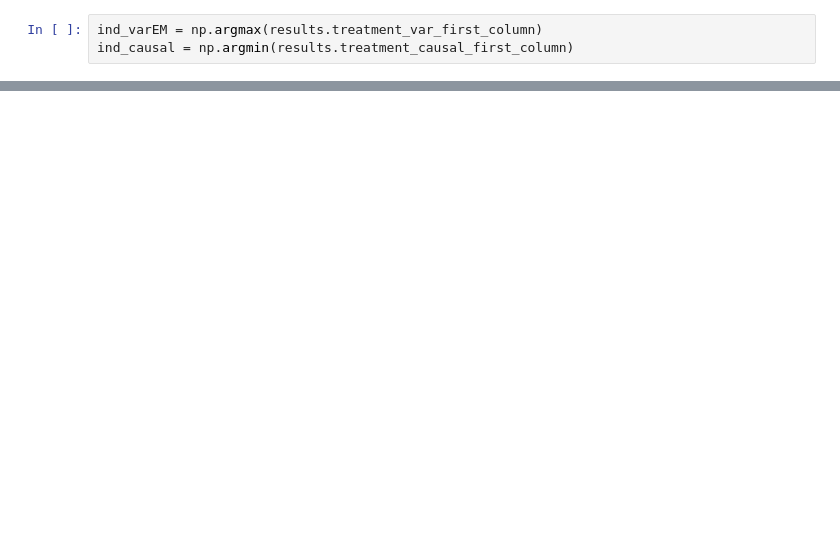
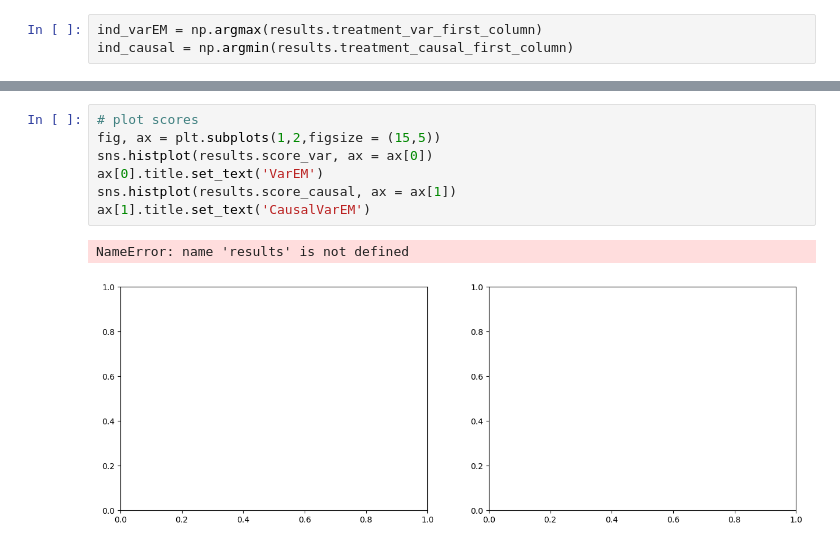
Before and after one commit to malo4300/ICA_IV, a Jupyter notebook: VarEM_vs_CausalVarEM.ipynb, the cells around one changed output, grey strips where cells are left out. Cells and saved outputs as stored; diff of their text form; blank space fills up the shorter version.

```diff
--- a/VarEM_vs_CausalVarEM.ipynb
+++ b/VarEM_vs_CausalVarEM.ipynb
@@ -191,0 +203,10 @@ for i in range(J):
+# %%
+# plot scores
+fig, ax = plt.subplots(1,2,figsize = (15,5))
+sns.histplot(results.score_var, ax = ax[0])
+ax[0].title.set_text('VarEM')
+sns.histplot(results.score_causal, ax = ax[1])
+ax[1].title.set_text('CausalVarEM')
+# %% [output]
+NameError: name 'results' is not defined
+[figure, added]
```
Also changed, not shown: parts of 16 cells of this notebook, 4 other files.
